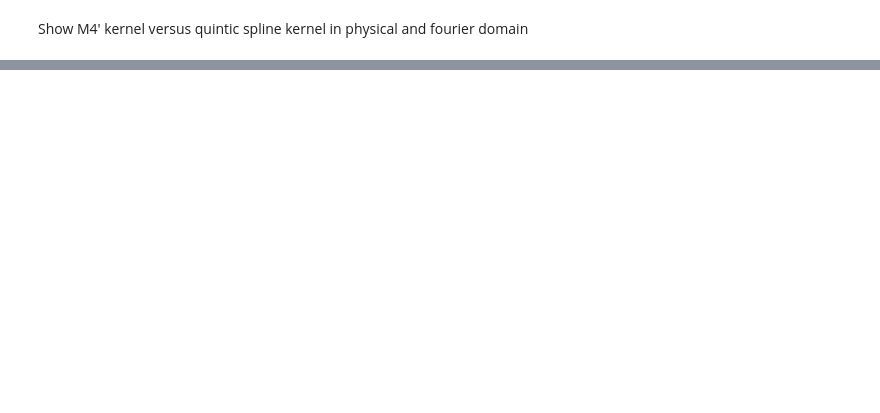
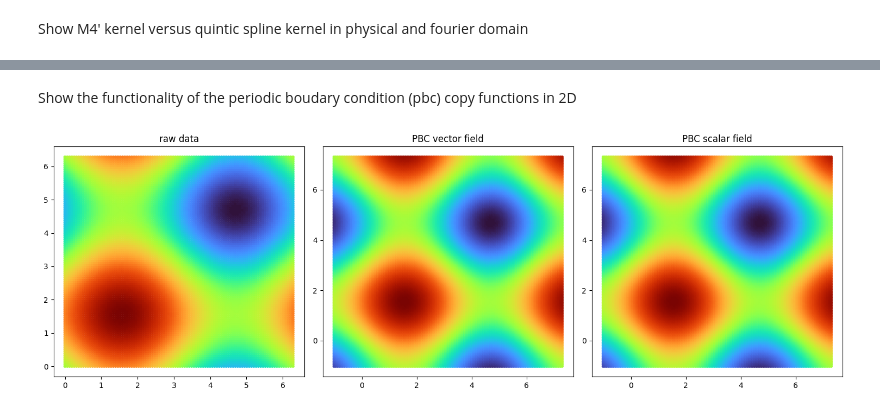
Before and after one commit to tumaer/jax-sph, a Jupyter notebook: notebooks/turbulence_utils.ipynb, the cells around one changed output, grey strips where cells are left out. Drawn from its saved outputs; the diff is of its cells as text; code cells hidden in the pictures; blank space fills up the shorter version.

```diff
--- a/notebooks/turbulence_utils.ipynb
+++ b/notebooks/turbulence_utils.ipynb
@@ -228,0 +164,34 @@ plt.show()
+# %% [markdown]
+Show the functionality of the periodic boudary condition (pbc) copy functions in 2D
+# %%
+# defined parameters
+dim = 2
+halo = np.pi / 3
+box_size = np.ones(dim) * np.pi * 2
+
+# grid setup
+disc = np.linspace(0, 2 * np.pi, 100)
+x, y = np.meshgrid(disc, disc, indexing='ij')
+r = np.vstack([x.ravel(), y.ravel()]).T
+
+# calculate sin in x and y direction
+f = np.sin(r)
+# superpose for scalar field
+f_sum = np.sum(f, axis=1)
+
+# copy periodic boundaries
+r_pbc, f_pbc = pbc_copy_vector(r, f, box_size, halo, dim, unsorted=False)
+r_pbc_scalar, f_pbc_scalar = pbc_copy_scalar(r, f_sum, box_size, halo, dim, unsorted=False)
+
+
+# plot data
+fig, axs = plt.subplots(1, 3, figsize=(15, 5))
+axs[0].scatter(r[:, 0], r[:, 1], c=f_sum, cmap="turbo", s=10)
+axs[1].scatter(r_pbc[:, 0], r_pbc[:, 1], c=np.sum(f_pbc, axis=1), cmap="turbo", s=10)
+axs[2].scatter(r_pbc_scalar[:, 0], r_pbc_scalar[:, 1], c=f_pbc_scalar, cmap="turbo", s=10)
+axs[0].title.set_text('raw data')
+axs[1].title.set_text('PBC vector field')
+axs[2].title.set_text('PBC scalar field')
+fig.tight_layout()
+# %% [output]
+[figure, added]
```
Also changed, not shown: parts of 14 cells of this notebook, 2 other files.
